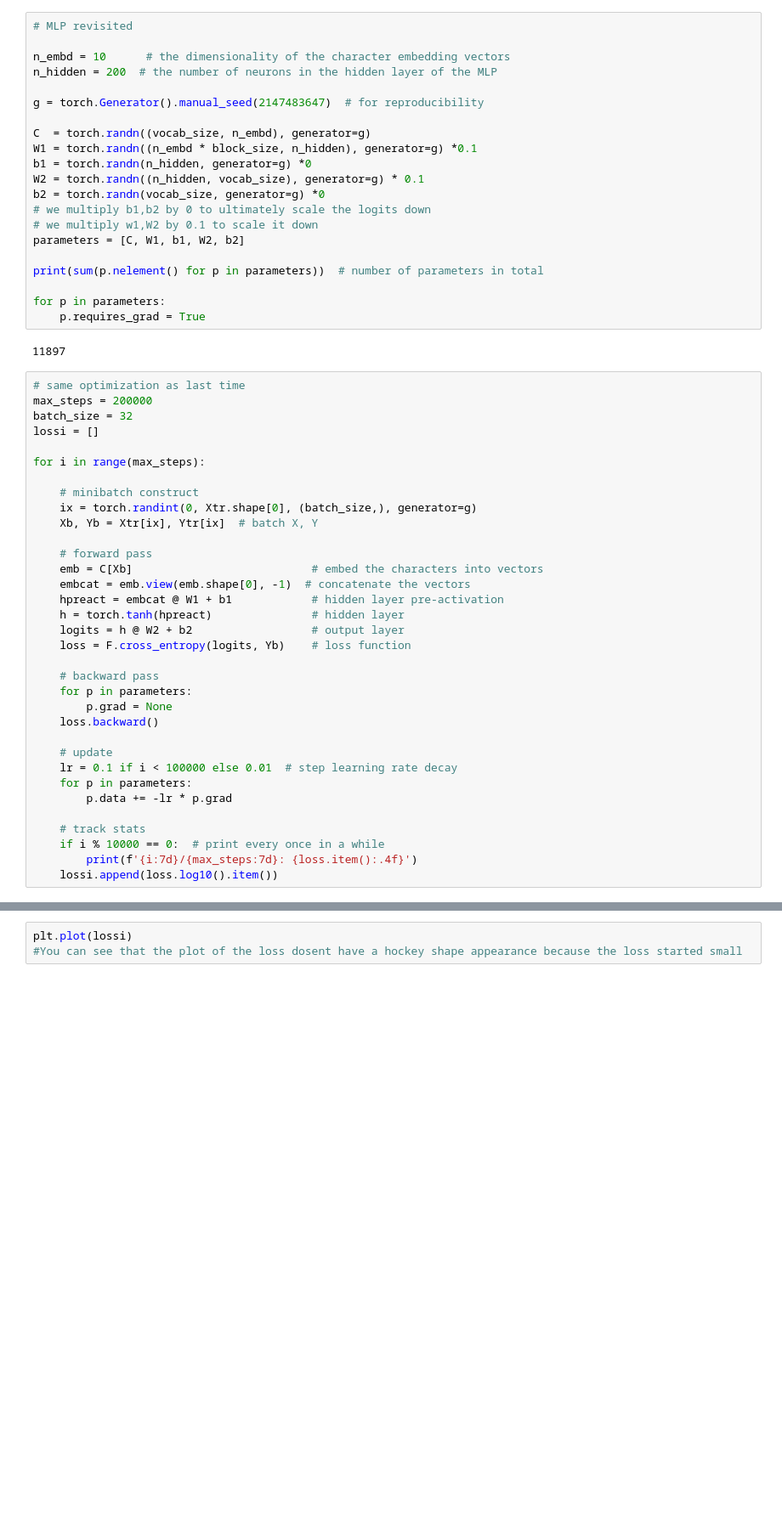
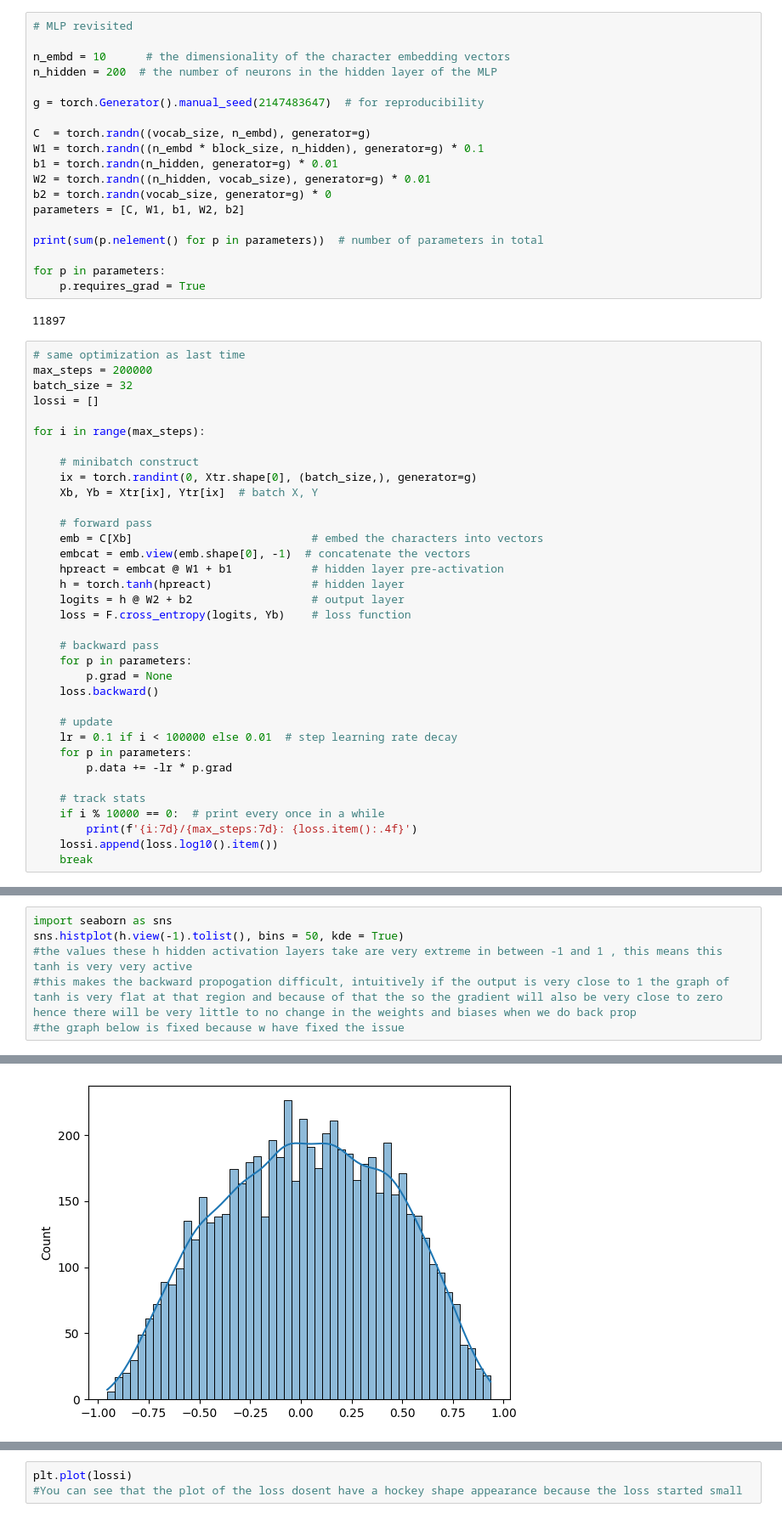
Before and after one commit to SWARITSHUKLA/neural-probabilistic-language-model, a Jupyter notebook: lecture3_notes.ipynb, the cells around one changed output, grey strips where cells are left out. Shown at 85% size. Cells and saved outputs as stored; diff of their text form; blank space fills up the shorter version.

Commit message:
fixed the saturation of tanh, majority of the values in h were closed to 1 or -1

```diff
--- a/lecture3_notes.ipynb
+++ b/lecture3_notes.ipynb
@@ -76,12 +76,10 @@ n_hidden = 200  # the number of neurons in the hidden layer of the MLP
 g = torch.Generator().manual_seed(2147483647)  # for reproducibility
 
 C  = torch.randn((vocab_size, n_embd), generator=g)
-W1 = torch.randn((n_embd * block_size, n_hidden), generator=g) *0.1
-b1 = torch.randn(n_hidden, generator=g) *0
-W2 = torch.randn((n_hidden, vocab_size), generator=g) * 0.1
-b2 = torch.randn(vocab_size, generator=g) *0
-# we multiply b1,b2 by 0 to ultimately scale the logits down
-# we multiply w1,W2 by 0.1 to scale it down
+W1 = torch.randn((n_embd * block_size, n_hidden), generator=g) * 0.1
+b1 = torch.randn(n_hidden, generator=g) * 0.01
+W2 = torch.randn((n_hidden, vocab_size), generator=g) * 0.01
+b2 = torch.randn(vocab_size, generator=g) * 0
 parameters = [C, W1, b1, W2, b2]
 
 print(sum(p.nelement() for p in parameters))  # number of parameters in total
@@ -124,4 +122,5 @@ for i in range(max_steps):
     if i % 10000 == 0:  # print every once in a while
         print(f'{i:7d}/{max_steps:7d}: {loss.item():.4f}')
     lossi.append(loss.log10().item())
+    break
 # %% [output]
@@ -147,0 +128,7 @@ for i in range(max_steps):
+# %%
+import seaborn as sns
+sns.histplot(h.view(-1).tolist(), bins = 50, kde = True)
+#the values these h hidden activation layers take are very extreme in between -1 and 1 , this means this tanh is very very active
+#this makes the backward propogation difficult, intuitively if the output is very close to 1 the graph of tanh is very flat at that region and because of that the so the gradient will also be very close to zero hence there will be very little to no change in the weights and biases when we do back prop
+#the graph below is fixed because w have fixed the issue
+# %% [output]
@@ -147,0 +136 @@ for i in range(max_steps):
+[figure, added]
```
Also changed, not shown: parts of 7 cells of this notebook.
